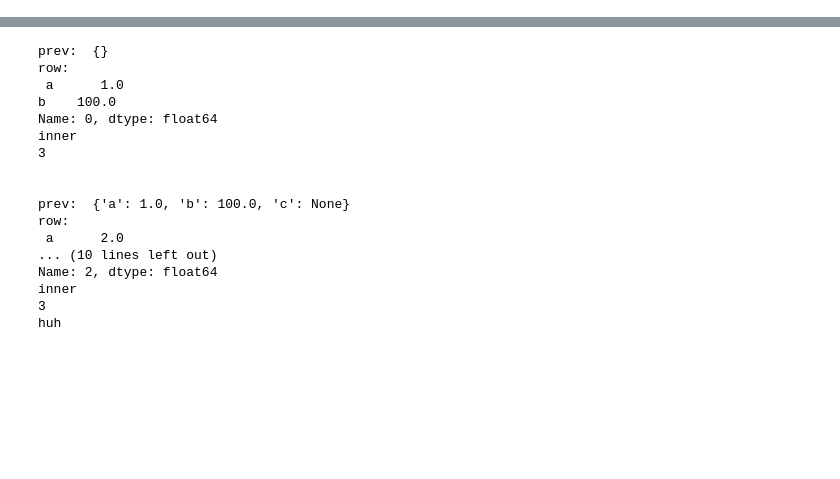
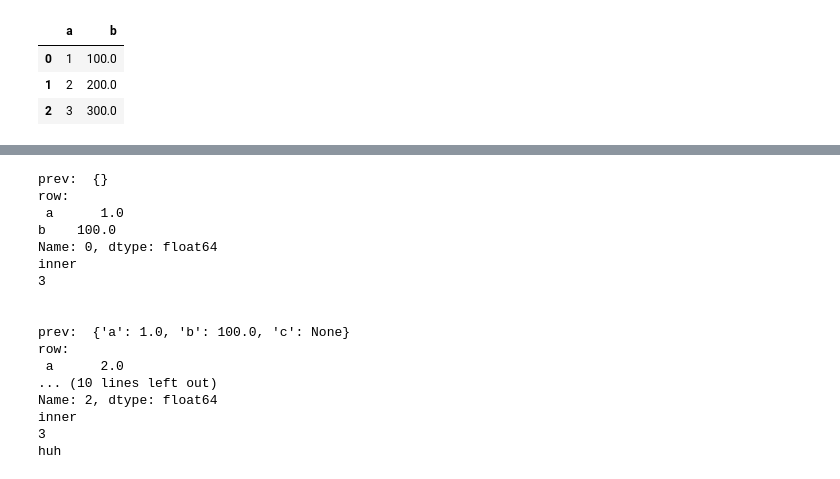
Before and after one commit to oriihi/home-energy, a Jupyter notebook: Scratch.ipynb, the cells around one changed output, grey strips where cells are left out. Drawn from its saved outputs; the diff is of its cells as text; code cells hidden in the pictures; blank space fills up the shorter version.

```diff
--- a/Scratch.ipynb
+++ b/Scratch.ipynb
@@ -32,6 +32,12 @@ print(df)
 # %%
 df = pd.DataFrame({'a': [1,2,3],
                    'b': np.linspace(100,300,3)})
+df
+# %% [output]
+|  | a | b |
+| 0 | 1 | 100.0 |
+| 1 | 2 | 200.0 |
+| 2 | 3 | 300.0 |
 # %%
 def decorator_func(func):
     prev_row = {}
```
Also changed, not shown: parts of 2 cells of this notebook.
